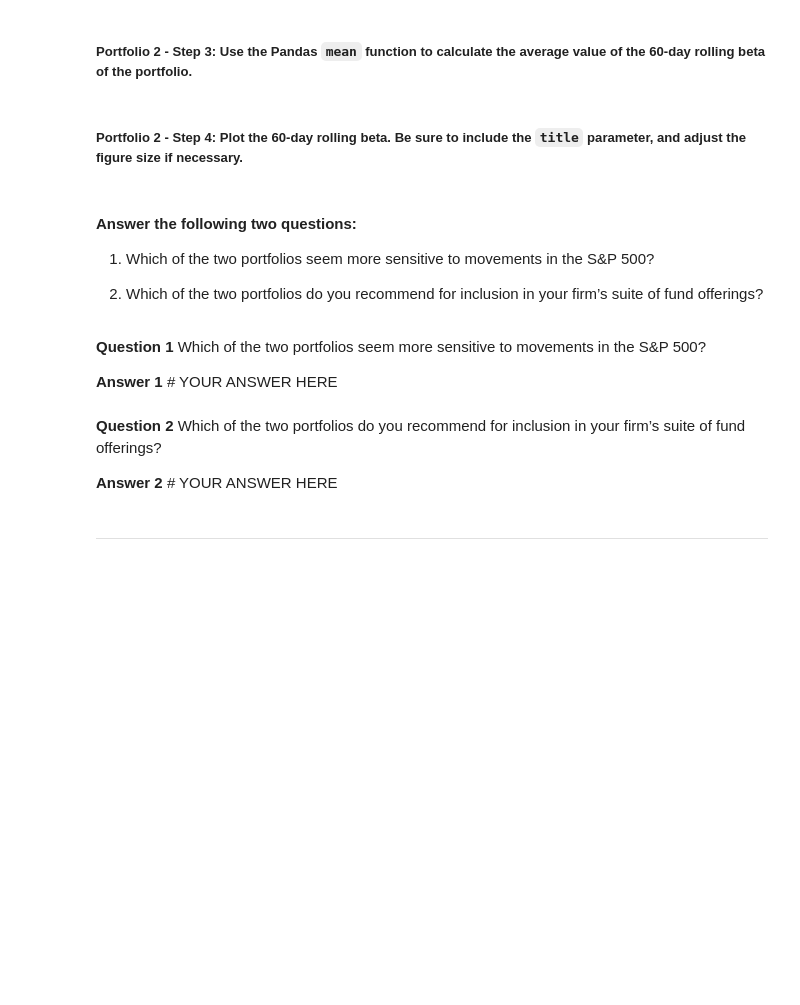
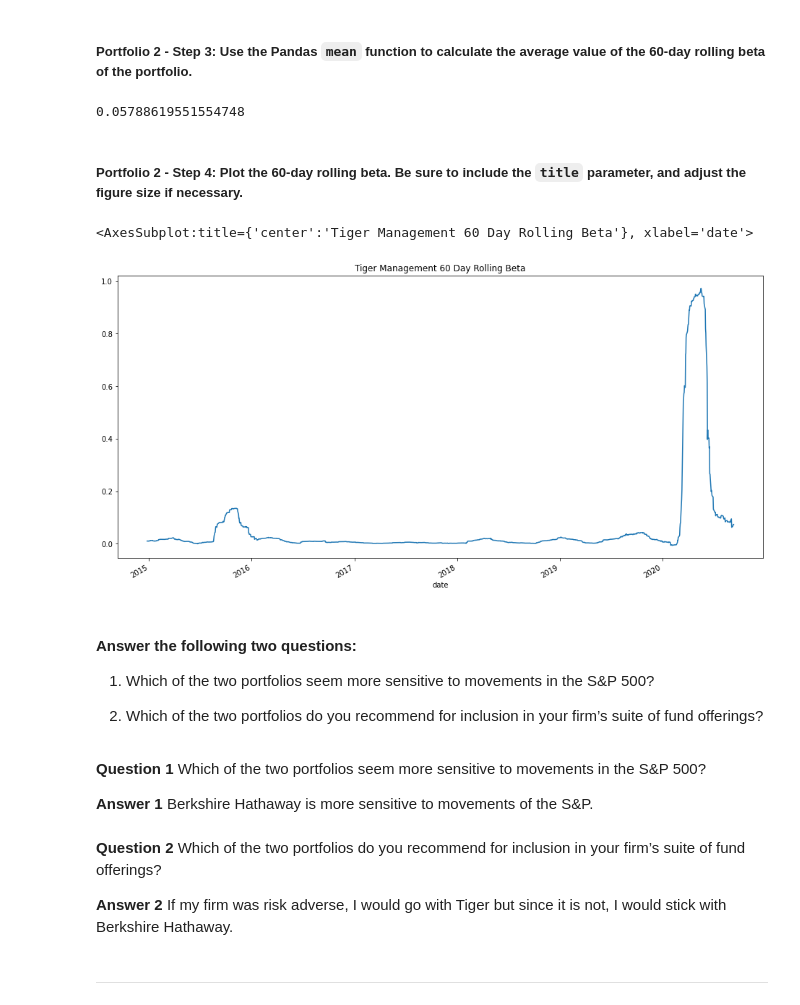
Before and after one commit to billybishop21/portfolio_analysis, a Jupyter notebook: risk_return_analysis.ipynb, the cells around one changed output. Drawn from its saved outputs; the diff is of its cells as text; code cells hidden in the pictures; blank space fills up the shorter version.

```diff
--- a/risk_return_analysis.ipynb
+++ b/risk_return_analysis.ipynb
@@ -401,4 +432,5 @@ Your analysis is nearing completion. Now, you need to evaluate how the portfolio
 # %%
 # Calculate the covariance using a 60-day rolling window
 # Review the last five rows of the covariance data
-# YOUR CODE HERE
+covariance_tiger_global_and_snp_60_day = whale_daily_returns['TIGER GLOBAL MANAGEMENT LLC'].rolling(window=60).cov(whale_daily_returns['S&P 500'])
+covariance_tiger_global_and_snp_60_day.tail()
@@ -407,4 +447,5 @@ Your analysis is nearing completion. Now, you need to evaluate how the portfolio
 # %%
 # Calculate the beta based on the 60-day rolling covariance compared to the market (S&P 500)
 # Review the last five rows of the beta information
-# YOUR CODE HERE
+tiger_management_beta = covariance_tiger_global_and_snp_60_day / whale_daily_returns['S&P 500'].var()
+tiger_management_beta.tail()
@@ -412,13 +461,18 @@ Your analysis is nearing completion. Now, you need to evaluate how the portfolio
 ##### Portfolio 2 - Step 3: Use the Pandas `mean` function to calculate the average value of the 60-day rolling beta of the portfolio.
 # %%
 # Calculate the average of the 60-day rolling beta
-# YOUR CODE HERE
+tiger_management_beta.mean()
+# %% [output]
+0.05788619551554748
 # %% [markdown]
 ##### Portfolio 2 - Step 4: Plot the 60-day rolling beta. Be sure to include the `title` parameter, and adjust the figure size if necessary.
 # %%
 # Plot the rolling beta
 # Include a title parameter and adjust the figure size
-# YOUR CODE HERE
+tiger_management_beta.plot(kind="line", figsize=(16,8), title="Tiger Management 60 Day Rolling Beta")
+# %% [output]
+<AxesSubplot:title={'center':'Tiger Management 60 Day Rolling Beta'}, xlabel='date'>
+[figure, added]
 # %% [markdown]
 #### Answer the following two questions:
 
@@ -428,10 +482,10 @@ Your analysis is nearing completion. Now, you need to evaluate how the portfolio
 # %% [markdown]
 **Question 1** Which of the two portfolios seem more sensitive to movements in the S&P 500?
 
-**Answer 1** # YOUR ANSWER HERE
+**Answer 1** Berkshire Hathaway is more sensitive to movements of the S&P.
 # %% [markdown]
 **Question 2** Which of the two portfolios do you recommend for inclusion in your firm’s suite of fund offerings?
 
-**Answer 2** # YOUR ANSWER HERE
+**Answer 2** If my firm was risk adverse, I would go with Tiger but since it is not, I would stick with Berkshire Hathaway.
 # %% [markdown]
 ---
```
Also changed, not shown: parts of 7 cells of this notebook.
